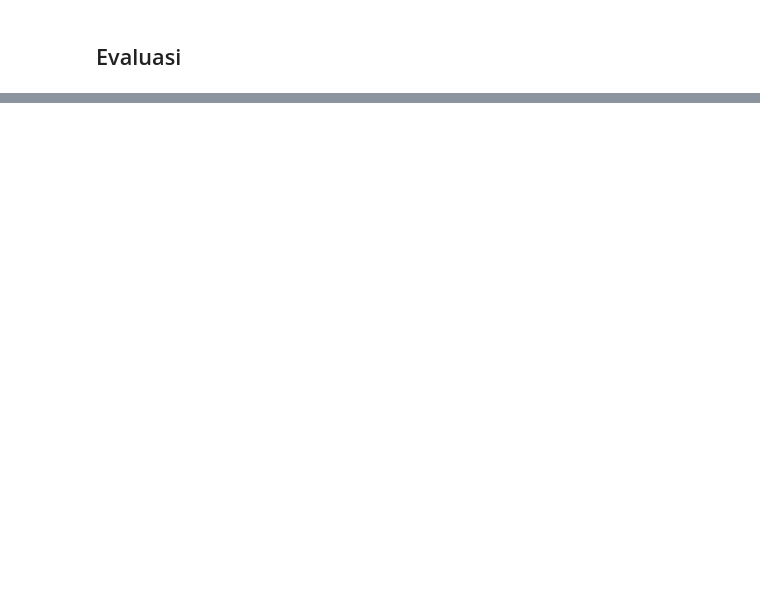
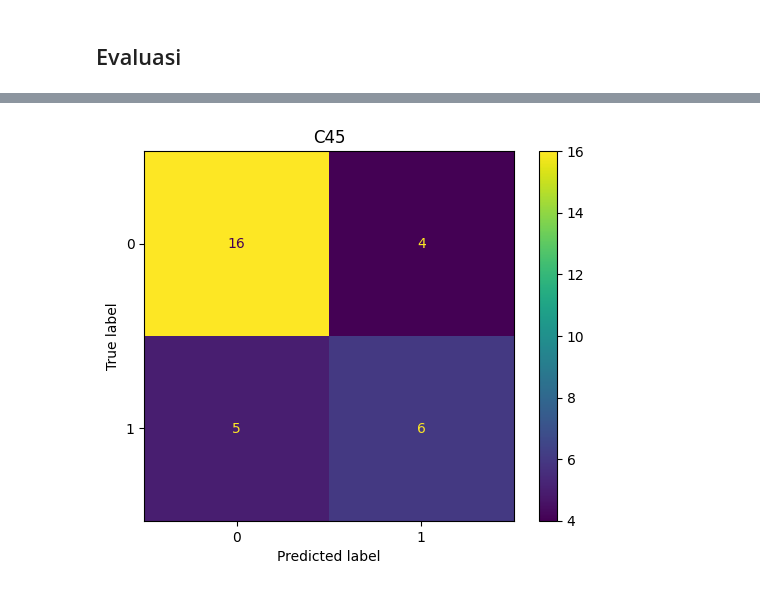
Before and after one commit to SiEggo/PA_Datmin_Kel5_A1, a Jupyter notebook: Super_PA_Datmin_Kel5.ipynb, the cells around one changed output, grey strips where cells are left out. Cells and saved outputs as stored; diff of their text form; code cells hidden in the pictures; blank space fills up the shorter version.

```diff
--- a/Super_PA_Datmin_Kel5.ipynb
+++ b/Super_PA_Datmin_Kel5.ipynb
@@ -605,11 +606,13 @@ class C45:
         self.max_depth = max_depth
         self.classes_ = None
 
+    # Menghitung entropy
     def _calculate_entropy(self, y):
         _, counts = np.unique(y, return_counts=True)
         probabilities = counts / np.sum(counts)
         return -np.sum(probabilities * np.log2(probabilities))
 
+    # Menghitung rasio gain
     def _calculate_gain_ratio(self, X, y, feature):
         feature_values, value_counts = np.unique(X[:, feature], return_counts=True)
         feature_entropy = 0
@@ -628,6 +631,7 @@ class C45:
             gain_ratio = 0
         return gain_ratio
 
+    # Mencari aturan pemisah terbaik
     def _find_best_split(self, X, y):
         best_feature = None
         best_gain_ratio = 0
@@ -638,6 +642,7 @@ class C45:
                 best_feature = feature
         return best_feature
 
+    # Membaut Pohon
     def _build_tree(self, X, y, depth):
         if len(np.unique(y)) == 1:
             return {'leaf': y[0]}
@@ -662,6 +667,7 @@ class C45:
                         node[value] = self._build_tree(subset_X, subset_y, depth+1)
                 return node
 
+    # Melatih model
     def fit(self, X, y):
         if isinstance(X, pd.DataFrame):
             X = X.values
@@ -670,11 +676,12 @@ class C45:
         self.classes_ = np.unique(y)
         self.tree = self._build_tree(X, y, 0)
 
+    # Memprediksi model
     def predict(self, X):
         if isinstance(X, pd.DataFrame):
             X = X.values
         if self.classes_ is None:
-            raise ValueError("The model has not been trained yet.")
+            raise ValueError("Model belum di latih.")
         predictions = np.empty(X.shape[0], dtype=self.classes_.dtype)
         for i in range(X.shape[0]):
             node = self.tree
@@ -709,4 +711,0 @@ roc_auc_score(y_test,c45.predict(X_test))
-# %%
-from sklearn.tree import DecisionTreeClassifier
-c45_2 = DecisionTreeClassifier()
-c45_2.fit(X_train,y_train)
@@ -761,11 +754,9 @@ roc_auc_score(y_test,knn.predict(X_test))
 # %%
 # Mendefinisikan model Naive Bayes
-gnb = GaussianNB()
+nb = GaussianNB()
 
 # Melatih model Naive Bayes
-gnb.fit(X_train, y_train)
+nb.fit(X_train, y_train)
 
 # Percobaan pengujian prediksi
-gnb_pred = gnb.predict(X_test)
-
-print(gnb_pred)
+nb_result = nb.predict(X_test)
@@ -868,0 +765,62 @@ display(df_eval)
+# %%
+# Buat list model dan nama model
+models = [c45, knn, nb]
+model_names = ['C45','K-Nearest Neighbor', 'Naive Bayes']
+
+# Inisialisasi list untuk menyimpan hasil evaluasi
+acc_scores = []
+pre_scores = []
+rec_scores = []
+roc_scores = []
+f1_scores = []
+
+# Loop untuk setiap model
+for i, model in enumerate(models):
+    # Prediksi target variabel pada data uji
+    y_pred = model.predict(X_test)
+
+    # Hitung confusion matrix
+    cm = confusion_matrix(y_test, y_pred)
+
+    # Tampilkan confusion matrix
+    cm_display = ConfusionMatrixDisplay(cm).plot()
+    cm_display.ax_.set_title(model_names[i])
+
+    # Hitung nilai roc-auc
+    roc = roc_auc_score(y_test, y_pred)
+
+    # Hitung true negative, false positive, false negative, true positive
+    tn, fp, fn, tp = cm.ravel()
+
+    # Hitung precision dan recall
+    ac = (tp + tn) / (tp + fp + fn + tn)
+    pr = tp / (tp + fp)
+    rc = tp / (tp + fn)
+    f1 = 2*pr*rc / (pr+rc)
+
+    # Simpan hasil evaluasi pada list
+    acc_scores.append(ac * 100)
+    pre_scores.append(pr * 100)
+    rec_scores.append(rc * 100)
+    roc_scores.append(roc * 100)
+    f1_scores.append(f1 * 100)
+
+# Buat dataframe dari hasil evaluasi
+df_eval = pd.DataFrame({'': model_names, 'Accuracy': acc_scores, 'Precision': pre_scores, 'Recall': rec_scores, 'ROC-AUC': roc_scores,  'F1-Score': f1_scores})
+
+# Set index dataframe menjadi kosong
+df_eval = df_eval.set_index('')
+
+# Ubah nama axis pada index dan kolom
+df_eval = df_eval.rename_axis(None, axis=0).rename_axis('', axis=1)
+
+# menampilkan dataframe dengan style untuk highlight nilai tertinggi
+def highlight_max(s):
+    is_max = s == s.max()
+    return ['background-color: blue' if v else '' for v in is_max]
+
+df_eval = df_eval.style.apply(highlight_max, axis=0)
+
+# tampilkan dataframe
+display(df_eval)
+# %% [output]
@@ -868,0 +831 @@ display(df_eval)
+[figure, added]
```
Also changed, not shown: parts of 29 cells of this notebook.
